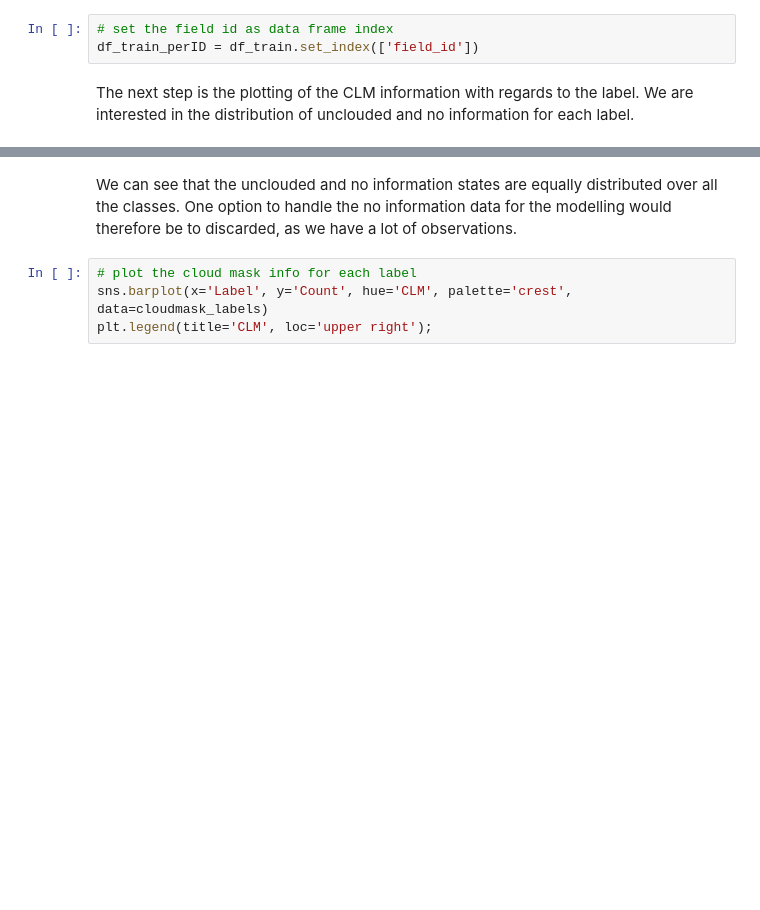
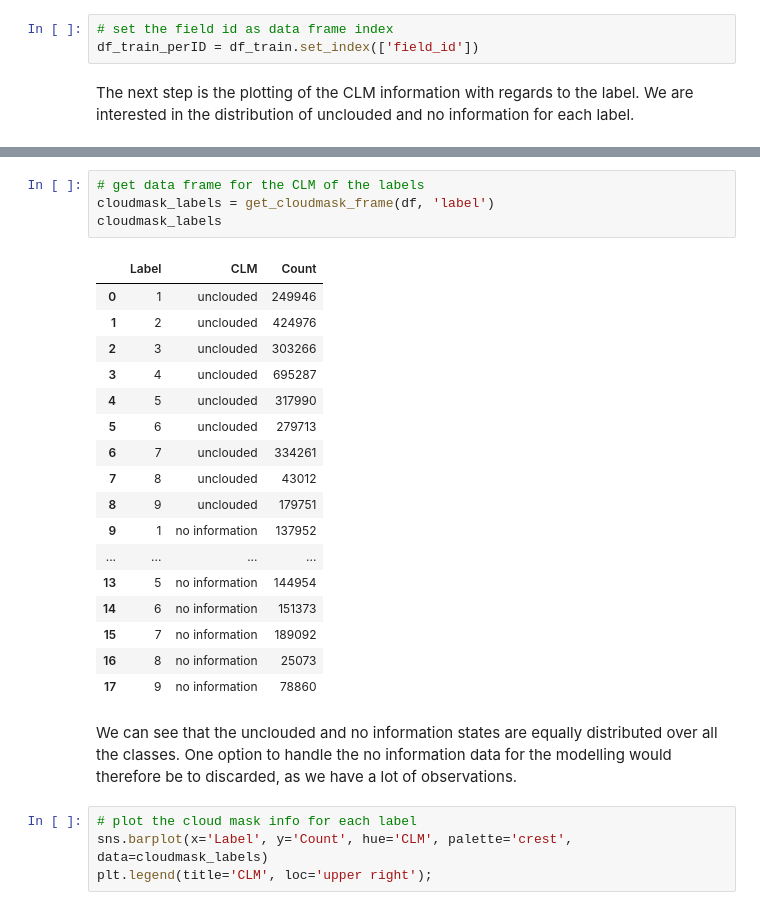
Before and after one commit to Fbehr-data/Radiant-Earth-Spot-Crop, a Jupyter notebook: notebooks/EDA_CLM.ipynb, the cells around one changed output, grey strips where cells are left out. Saved outputs shown, nothing was run; the diff lists cells and outputs as text; blank space fills up the shorter version.

```diff
--- a/notebooks/EDA_clould_mask.ipynb
+++ b/notebooks/EDA_CLM.ipynb
@@ -141,3 +144,25 @@ cloudmask_labels.columns = ['Label', 'CLM', 'Count']
+# %%
+# get data frame for the CLM of the labels
+cloudmask_labels = get_cloudmask_frame(df, 'label')
+cloudmask_labels
+# %% [output]
+|  | Label | CLM | Count |
+| 0 | 1 | unclouded | 249946 |
+| 1 | 2 | unclouded | 424976 |
+| 2 | 3 | unclouded | 303266 |
+| 3 | 4 | unclouded | 695287 |
+| 4 | 5 | unclouded | 317990 |
+| 5 | 6 | unclouded | 279713 |
+| 6 | 7 | unclouded | 334261 |
+| 7 | 8 | unclouded | 43012 |
+| 8 | 9 | unclouded | 179751 |
+| 9 | 1 | no information | 137952 |
+| ... | ... | ... | ... |
+| 13 | 5 | no information | 144954 |
+| 14 | 6 | no information | 151373 |
+| 15 | 7 | no information | 189092 |
+| 16 | 8 | no information | 25073 |
+| 17 | 9 | no information | 78860 |
 # %% [markdown]
 We can see that the unclouded and no information states are equally distributed over all the classes. One option to handle the no information data for the modelling would therefore be to discarded, as we have a lot of observations.
 # %%
```
Also changed, not shown: parts of 10 cells of this notebook.
